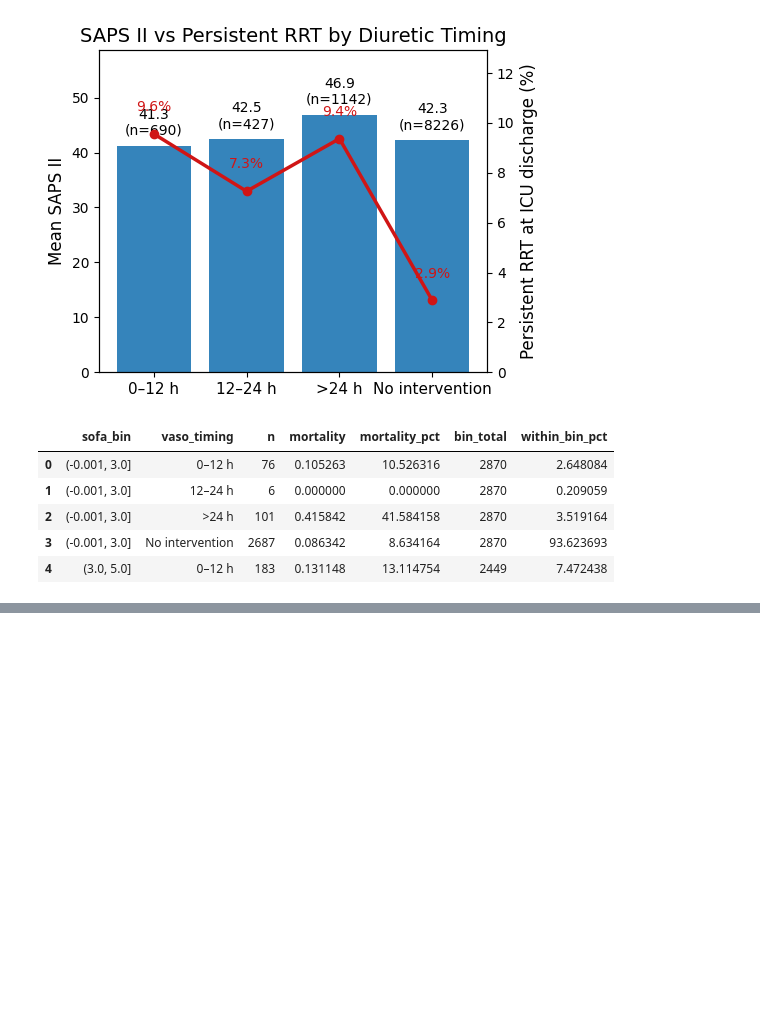
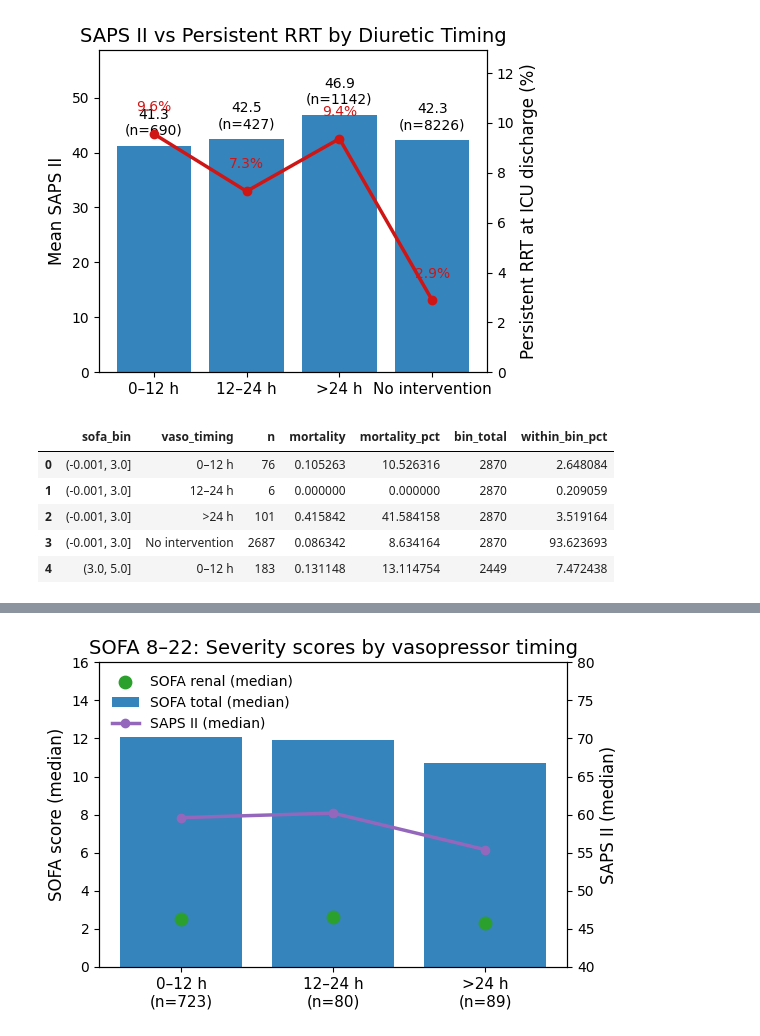
Before and after one commit to SimonKossack/mimiciii-BioMedicalProject, a Jupyter notebook: NierenNotebooks/07_saps2.ipynb, the cells around one changed output, grey strips where cells are left out. Saved outputs shown, nothing was run; the diff lists cells and outputs as text; code cells hidden in the pictures; blank space fills up the shorter version.

```diff
--- a/NierenNotebooks/07_saps2.ipynb
+++ b/NierenNotebooks/07_saps2.ipynb
@@ -1517,0 +1732,80 @@ plot_mortality_by_timing_within_score_bins(
+# %%
+import matplotlib.pyplot as plt
+import numpy as np
+import pandas as pd
+
+# --- Daten für SOFA 8–22
+plot_df = pd.DataFrame({
+    "Timing": ["0–12 h", "12–24 h", ">24 h"],
+    "n": [723, 80, 89],
+    "sofa_median": [12.1, 11.9, 10.7],
+    "sofa_renal_median": [2.5, 2.6, 2.3],
+    "sapsii_median": [59.6, 60.2, 55.4],
+})
+
+x = np.arange(len(plot_df))
+
+fig, ax1 = plt.subplots(figsize=(6, 4))
+
+# --- SOFA total (bars)
+ax1.bar(
+    x,
+    plot_df["sofa_median"],
+    color="#1f77b4",
+    alpha=0.9,
+    label="SOFA total (median)"
+)
+
+# --- SOFA renal (points)
+ax1.scatter(
+    x,
+    plot_df["sofa_renal_median"],
+    color="#2ca02c",
+    s=80,
+    zorder=3,
+    label="SOFA renal (median)"
+)
+
+ax1.set_ylabel("SOFA score (median)", fontsize=12)
+ax1.set_ylim(0, 16)
+
+# --- SAPS II (line, second axis)
+ax2 = ax1.twinx()
+ax2.plot(
+    x,
+    plot_df["sapsii_median"],
+    color="#9467bd",
+    marker="o",
+    linewidth=2.5,
+    label="SAPS II (median)"
+)
+ax2.set_ylabel("SAPS II (median)", fontsize=12)
+ax2.set_ylim(40, 80)
+
+# --- x labels with n
+ax1.set_xticks(x)
+ax1.set_xticklabels(
+    [f"{t}\n(n={n})" for t, n in zip(plot_df["Timing"], plot_df["n"])],
+    fontsize=11
+)
+
+# --- title
+ax1.set_title(
+    "SOFA 8–22: Severity scores by vasopressor timing",
+    fontsize=14
+)
+
+# --- combined legend
+lines1, labels1 = ax1.get_legend_handles_labels()
+lines2, labels2 = ax2.get_legend_handles_labels()
+ax1.legend(
+    lines1 + lines2,
+    labels1 + labels2,
+    frameon=False,
+    loc="upper left"
+)
+
+plt.tight_layout()
+plt.show()
+# %% [output]
+[figure, added]
```
Also changed, not shown: parts of 24 cells of this notebook.
